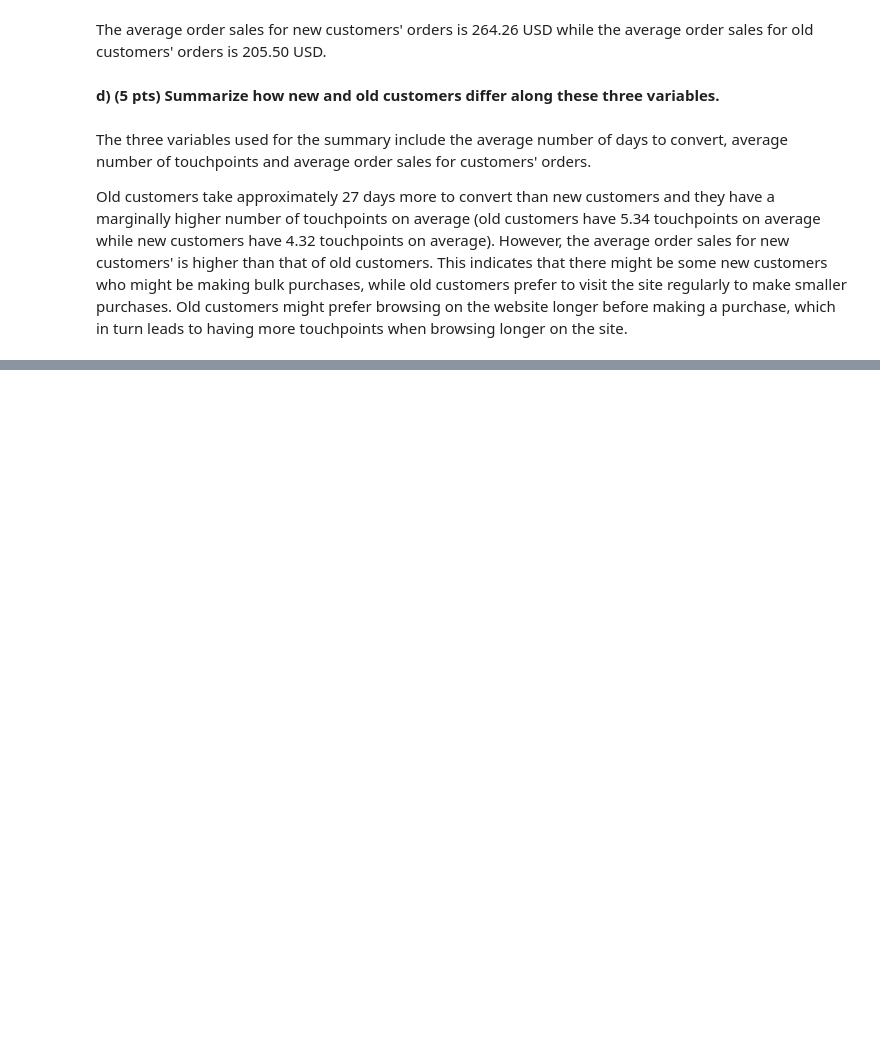
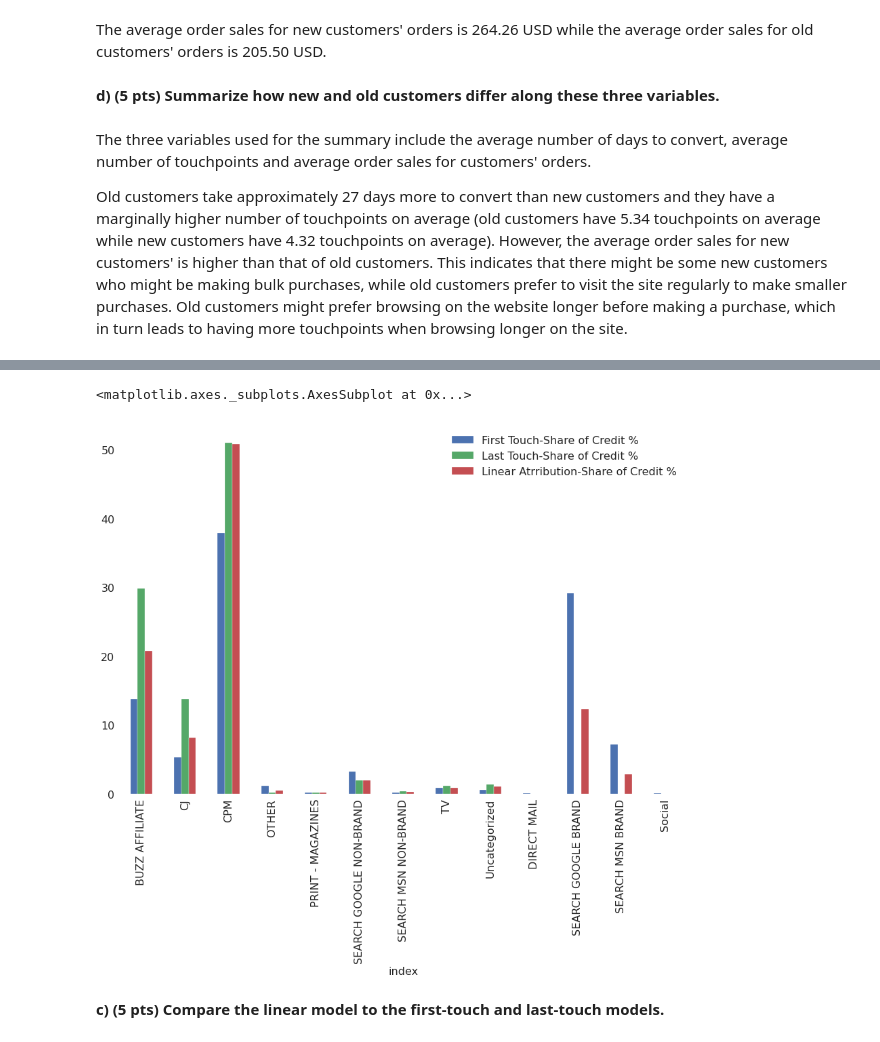
Before and after one commit to Amberineee/BA860_Assignments, a Jupyter notebook: Assignment_3.ipynb, the cells around one changed output, grey strips where cells are left out. Cells and saved outputs as stored; diff of their text form; code cells hidden in the pictures; blank space fills up the shorter version.

```diff
--- a/Assignment_3.ipynb
+++ b/Assignment_3.ipynb
@@ -297,0 +402,3 @@ first_last
+# %%
+df_uniform = np.round(pd.merge(df, uniform, how = 'outer', on = 'Orderid').fillna(0), 3)
+df_uniform.head(3)
@@ -297,0 +410,3 @@ first_last
+# %%
+df_uniform['LinearAttributionShare'] = 1/(df_uniform.Touches)
+df_uniform.head(3)
@@ -297,0 +420,4 @@ first_last
+# %%
+linear = pd.DataFrame(df_uniform.groupby('Groupname')['LinearAttributionShare'].sum())
+linear['Linear Atrribution-Share of Credit %'] = linear['LinearAttributionShare']/sum(linear['LinearAttributionShare'])*100
+linear
@@ -297,0 +442,9 @@ first_last
+# %%
+first_last['Channels'] = first_last['index']
+linear['Channels'] = linear.index
+merge_3= np.round(pd.merge(first_last, linear, how = 'outer', on = 'Channels').fillna(0), 5)
+merge_3['First Touch-Share of Credit %'] = merge_3['Originator %']
+merge_3['Last Touch-Share of Credit %'] = merge_3['Converter %']
+merge_3 = merge_3[['index', 'First Touch-Share of Credit %', 'Last Touch-Share of Credit %', 'Linear Atrribution-Share of Credit %']]
+merge_3 = merge_3[:13]
+merge_3
@@ -297,0 +466,8 @@ first_last
+# %%
+merge_3[:13].plot(x='index', y=['First Touch-Share of Credit %',
+       'Last Touch-Share of Credit %', 'Linear Atrribution-Share of Credit %'], kind='bar', figsize=(15, 10))
+# %% [output]
+<matplotlib.axes._subplots.AxesSubplot at 0x...>
+[figure, added]
+# %% [markdown]
+**c) (5 pts) Compare the linear model to the first-touch and last-touch models.**
```
Also changed, not shown: parts of 27 cells of this notebook.
